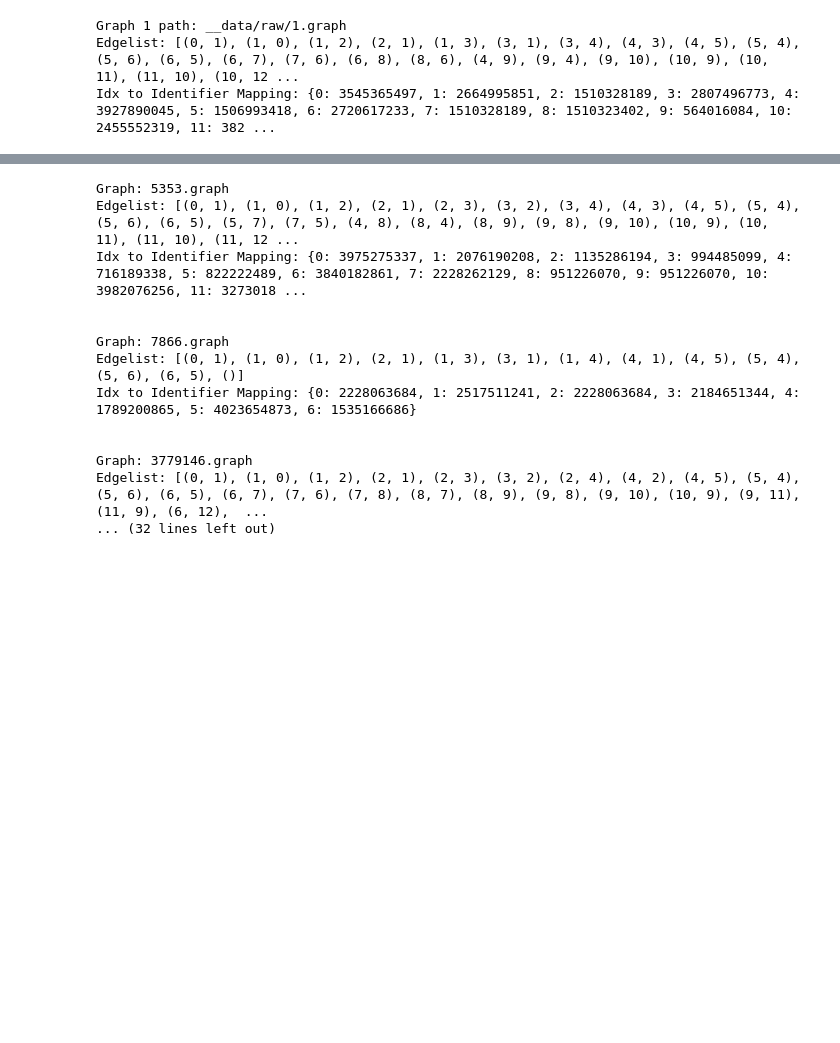
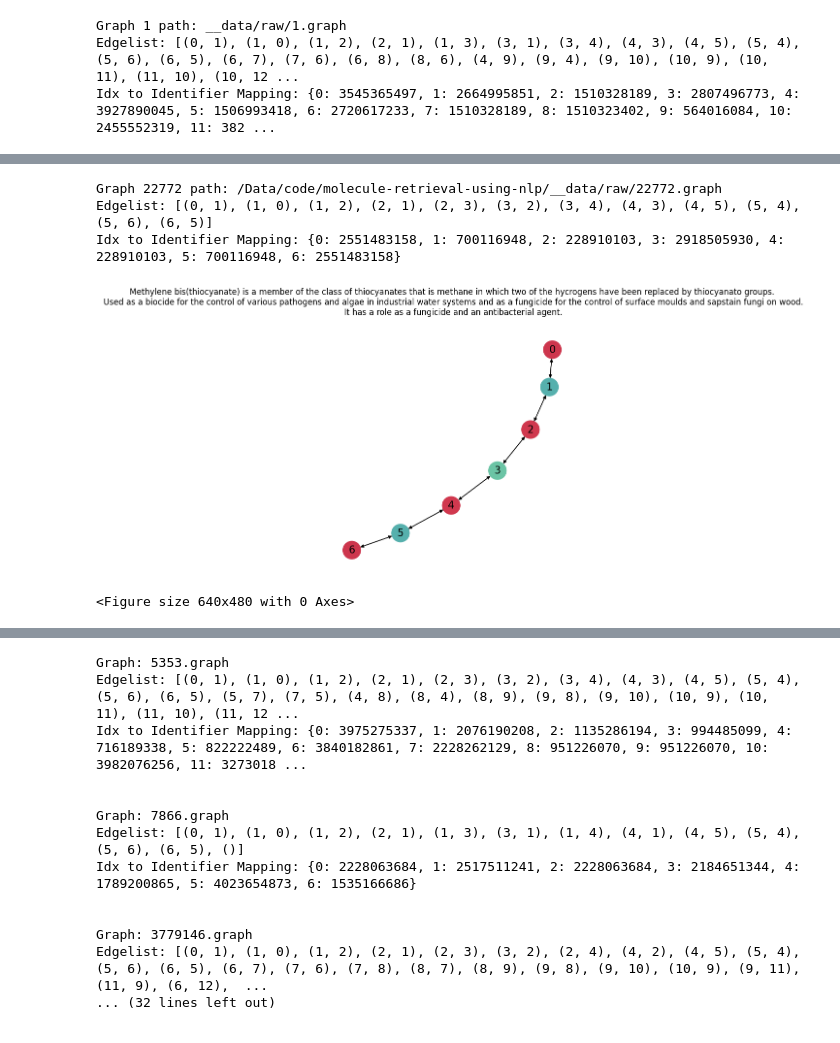
Before and after one commit to balthazarneveu/molecule-retrieval-using-nlp, a Jupyter notebook: dataset_exploration.ipynb, the cells around one changed output, grey strips where cells are left out. Saved outputs shown, nothing was run; the diff lists cells and outputs as text; code cells hidden in the pictures; blank space fills up the shorter version.

```diff
--- a/dataset_exploration.ipynb
+++ b/dataset_exploration.ipynb
@@ -10,9 +13,15 @@ from tqdm import tqdm
 # %%
 # Load train and val datasets
-train_data = pd.read_csv("__data/train.tsv", delimiter="\t", header=None)
-val_data = pd.read_csv("__data/val.tsv", delimiter="\t", header=None)
+train_data = pd.read_csv(DATA_DIR/"train.tsv", delimiter="\t", header=None)
+val_data = pd.read_csv(DATA_DIR/"val.tsv", delimiter="\t", header=None)
 
 # Display the first few rows of each dataset
+
+
+
+def find_description(id_to_find:int, df: pd.DataFrame=train_data) -> str:
+    description = df.loc[df[0] == id_to_find, 1].iloc[0]
+    return description
 print("Train Dataset:")
 train_data.head()
 # %% [output]
@@ -122,0 +270,10 @@ Idx to Identifier Mapping: {0: 3545365497, 1: 2664995851, 2: 1510328189, 3: 2807
+# %%
+plot_molecule(22772)
+# See for instance
+# https://pubchem.ncbi.nlm.nih.gov/compound/Methylene-dithiocyanate
+# %% [output]
+Graph 22772 path: /Data/code/molecule-retrieval-using-nlp/__data/raw/22772.graph
+Edgelist: [(0, 1), (1, 0), (1, 2), (2, 1), (2, 3), (3, 2), (3, 4), (4, 3), (4, 5), (5, 4), (5, 6), (6, 5)]
+Idx to Identifier Mapping: {0: 2551483158, 1: 700116948, 2: 228910103, 3: 2918505930, 4: 228910103, 5: 700116948, 6: 2551483158}
+[figure, added]
+<Figure size 640x480 with 0 Axes>
```
Also changed, not shown: parts of 12 cells of this notebook.
